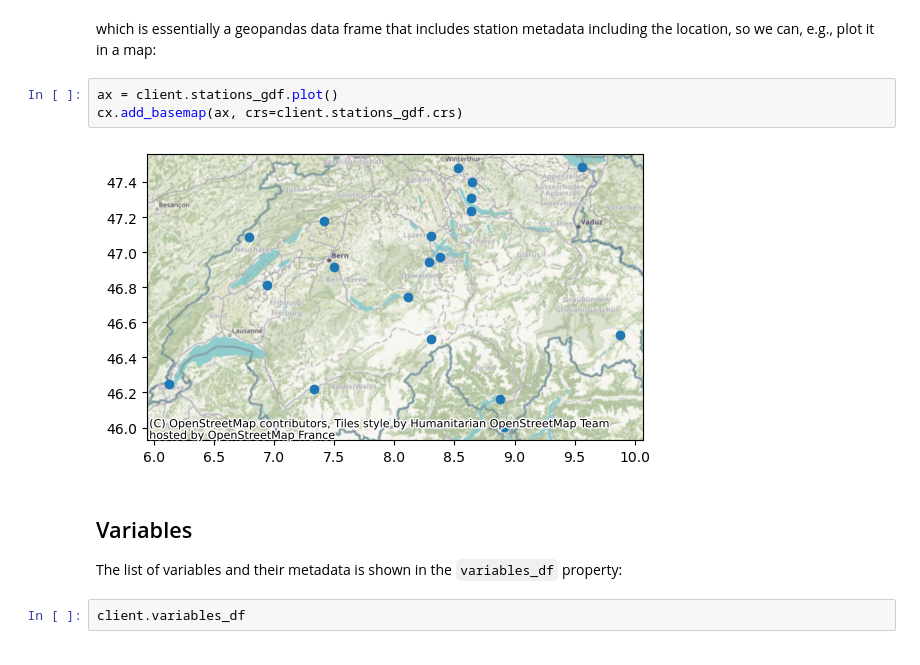
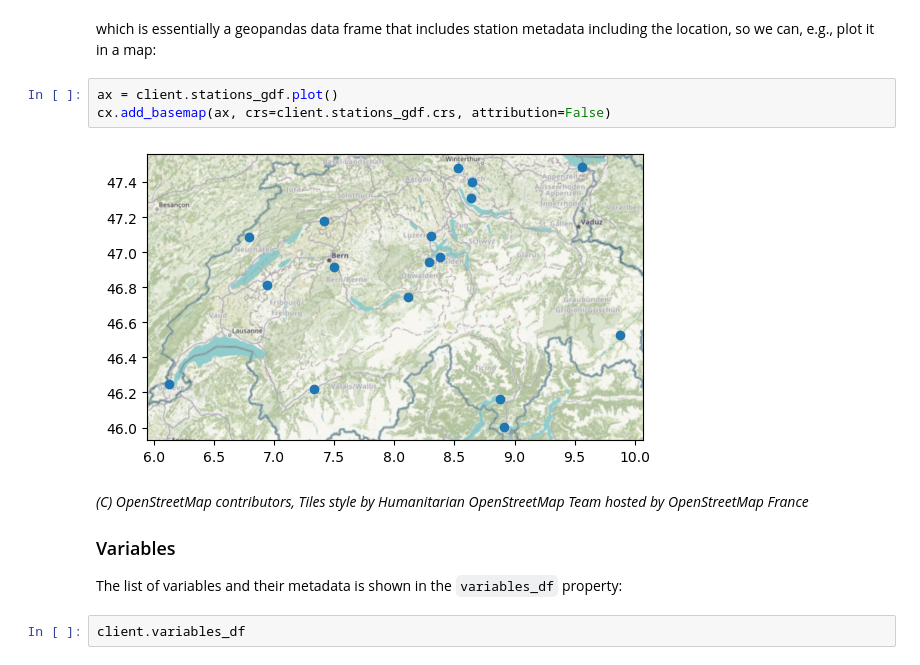
Before and after one commit to martibosch/meteora, a Jupyter notebook: docs/user-guide/overview.ipynb, the cells around one changed output. Cells and saved outputs as stored; diff of their text form.

```diff
--- a/docs/user-guide/overview.ipynb
+++ b/docs/user-guide/overview.ipynb
@@ -35,11 +49,13 @@ client.stations_gdf.head()
 which is essentially a geopandas data frame that includes station metadata including the location, so we can, e.g., plot it in a map:
 # %%
 ax = client.stations_gdf.plot()
-cx.add_basemap(ax, crs=client.stations_gdf.crs)
+cx.add_basemap(ax, crs=client.stations_gdf.crs, attribution=False)
 # %% [output]
-[figure, old version]
+[figure, new version]
 # %% [markdown]
-## Variables
+*(C) OpenStreetMap contributors, Tiles style by Humanitarian OpenStreetMap Team hosted by OpenStreetMap France*
+
+### Variables
 
 The list of variables and their metadata is shown in the `variables_df` property:
 # %%
```
Also changed, not shown: parts of 5 cells of this notebook, 6 other files.
